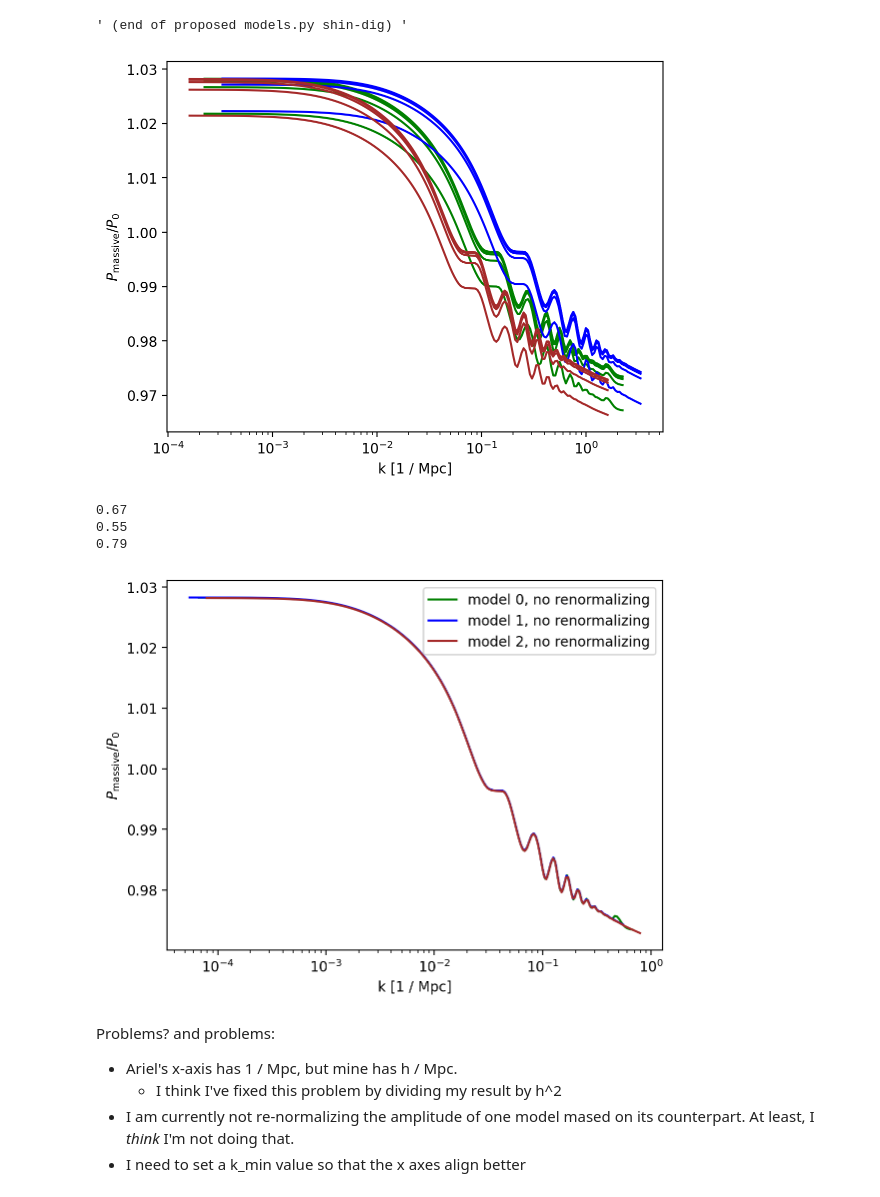
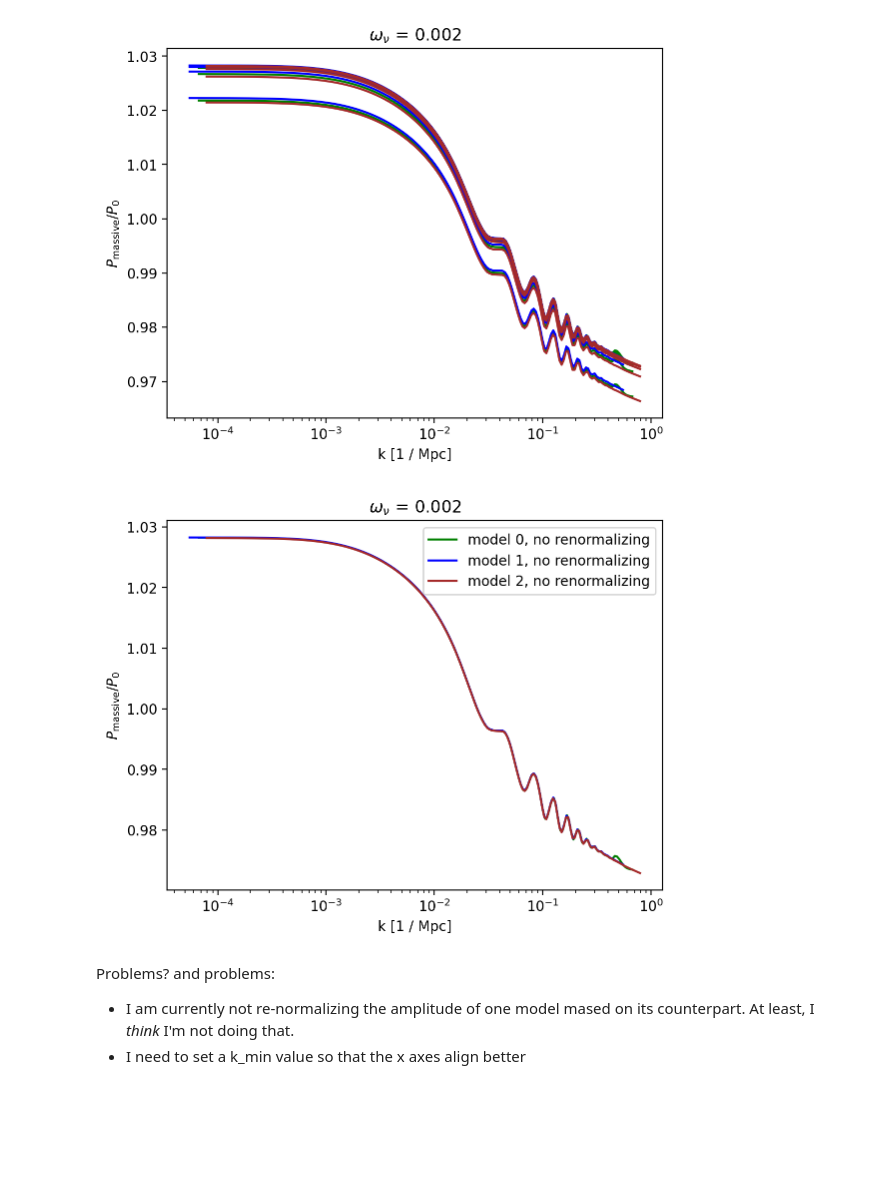
Before and after one commit to 3276908917/Master, a Jupyter notebook: CAMB_demo/rescaling_assignment.ipynb, the cells around one changed output. Saved outputs shown, nothing was run; the diff lists cells and outputs as text; code cells hidden in the pictures; blank space fills up the shorter version.

```diff
--- a/CAMB_demo/rescaling_assignment.ipynb
+++ b/CAMB_demo/rescaling_assignment.ipynb
@@ -62,11 +10,0 @@ redshifts = [4, 3, 2, 1, 0]
-# %%
-for i in range(9):
-    cosm.append(baseline.copy())
-    cosm[i]["As"] = As[i]
-
-cosm[1]["H0"] = 55
-cosm[2]["H0"] = 79
-
-""" (end of proposed models.py shin-dig) """
-# %% [output]
-' (end of proposed models.py shin-dig) '
@@ -128,42 +68,40 @@ z_massive_list = []
 p_massive_list = []
 s12_massive_list = []
 
-for cosmology in cosm:
-    k, z, p, s12 = kzps(cosmology, omega_nu[1], massive_neutrinos=False,
+for cosmology in models.cosm:
+    k, z, p, s12 = kzps(cosmology, models.omega_nu[1], massive_neutrinos=False,
                        zs=redshifts)
     k_massless_list.append(k)
     z_massless_list.append(z)
     p_massless_list.append(p)
     s12_massless_list.append(s12)
 
-    k, z, p, s12 = kzps(cosmology, omega_nu[1], massive_neutrinos=True,
+    k, z, p, s12 = kzps(cosmology, models.omega_nu[1], massive_neutrinos=True,
                        zs=redshifts)
     k_massive_list.append(k)
     z_massive_list.append(z)
     p_massive_list.append(p)
     s12_massive_list.append(s12)
-
-#kmassive, zmassive, pmassive, sigma12 = kzps(cosm[0], omega_nu[1], massive_neutrinos=True)
-#kmassless, zmassless, pmassless, sigma12 = kzps(cosm[0], omega_nu[1], massive_neutrinos=False)
 # %%
 colors = ["green", "blue", "brown"]
 # %%
 for i in range(0, 3):
-    h = cosm[i]["H0"] / 100
+    h = models.cosm[i]["H0"] / 100
     for j in range(5):
         plt.plot(k_massless_list[i] * h, p_massive_list[i][j] / p_massless_list[i][j],
-                 label="model " + str(i) + ", no renormalizing",
+                 label="model " + str(i) + \
+                 ", no renormalizing, z=" + str(redshifts[j]),
                 c=colors[i])
     plt.xscale('log')
     plt.xlabel(r"k [1 / Mpc]")
     plt.ylabel(r"$P_\mathrm{massive} / P_0$")
+    plt.title(r"$\omega_\nu$ = " + str(models.omega_nu[1]))
     #plt.legend()
 # %% [output]
-[figure, old version]
+[figure, new version]
 # %%
 for i in range(0, 3):
-    h = cosm[i]["H0"] / 100
-    print(h)
+    h = models.cosm[i]["H0"] / 100
     j = 4 # just look at z=0 before moving on
     plt.plot(k_massless_list[i] * h, p_massive_list[i][j] / p_massless_list[i][j],
                  label="model " + str(i) + ", no renormalizing",
@@ -171,15 +109,11 @@ for i in range(0, 3):
     plt.xscale('log')
     plt.xlabel(r"k [1 / Mpc]")
     plt.ylabel(r"$P_\mathrm{massive} / P_0$")
+    plt.title(r"$\omega_\nu$ = " + str(models.omega_nu[1]))
     plt.legend()
 # %% [output]
-0.67
-0.55
-0.79
-[figure, old version]
+[figure, new version]
 # %% [markdown]
 Problems? and problems:
-* Ariel's x-axis has 1 / Mpc, but mine has h / Mpc.
-    * I think I've fixed this problem by dividing my result by h^2
 * I am currently not re-normalizing the amplitude of one model mased on its counterpart. At least, I *think* I'm not doing that.
 * I need to set a k_min value so that the x axes align better
```
Also changed, not shown: parts of 3 cells of this notebook, 2 other files.
